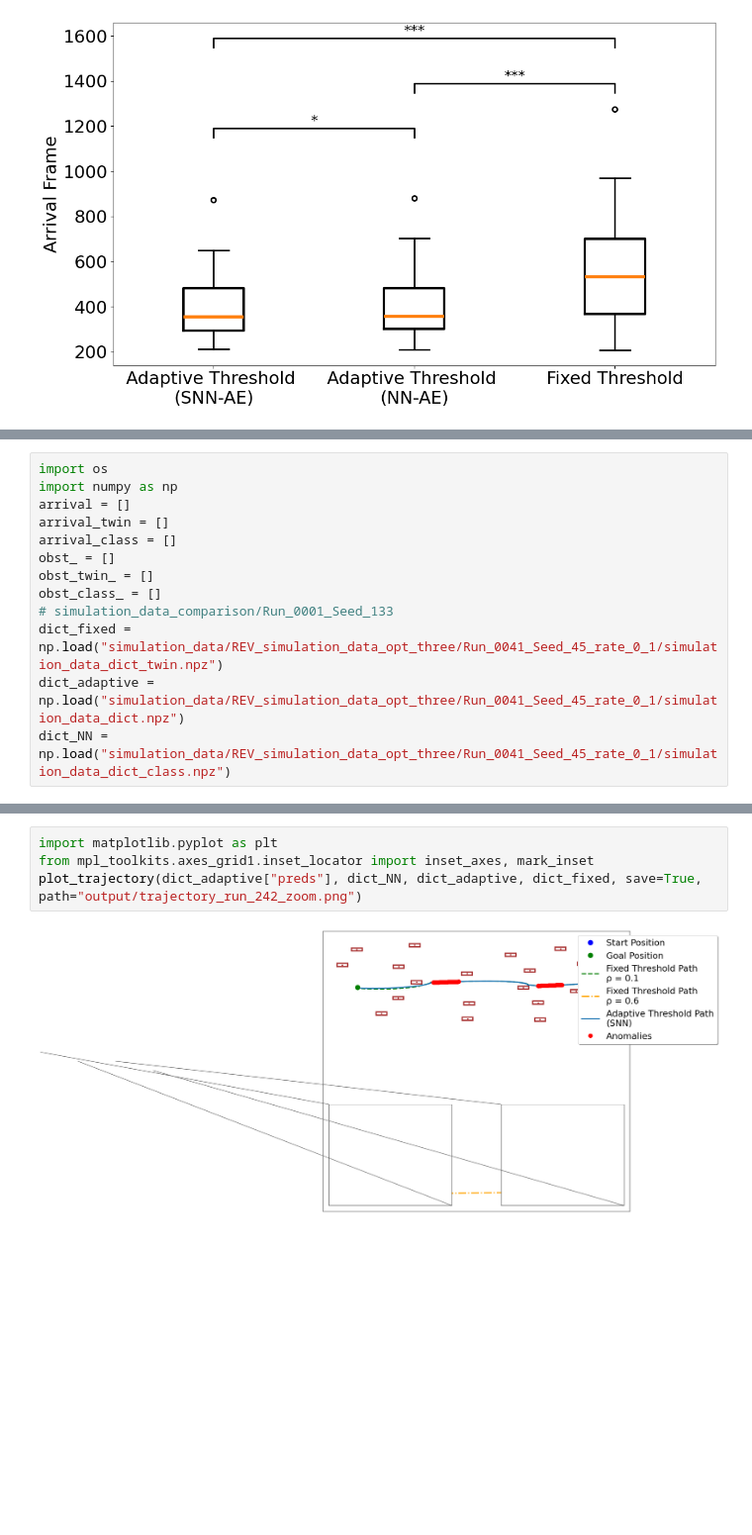
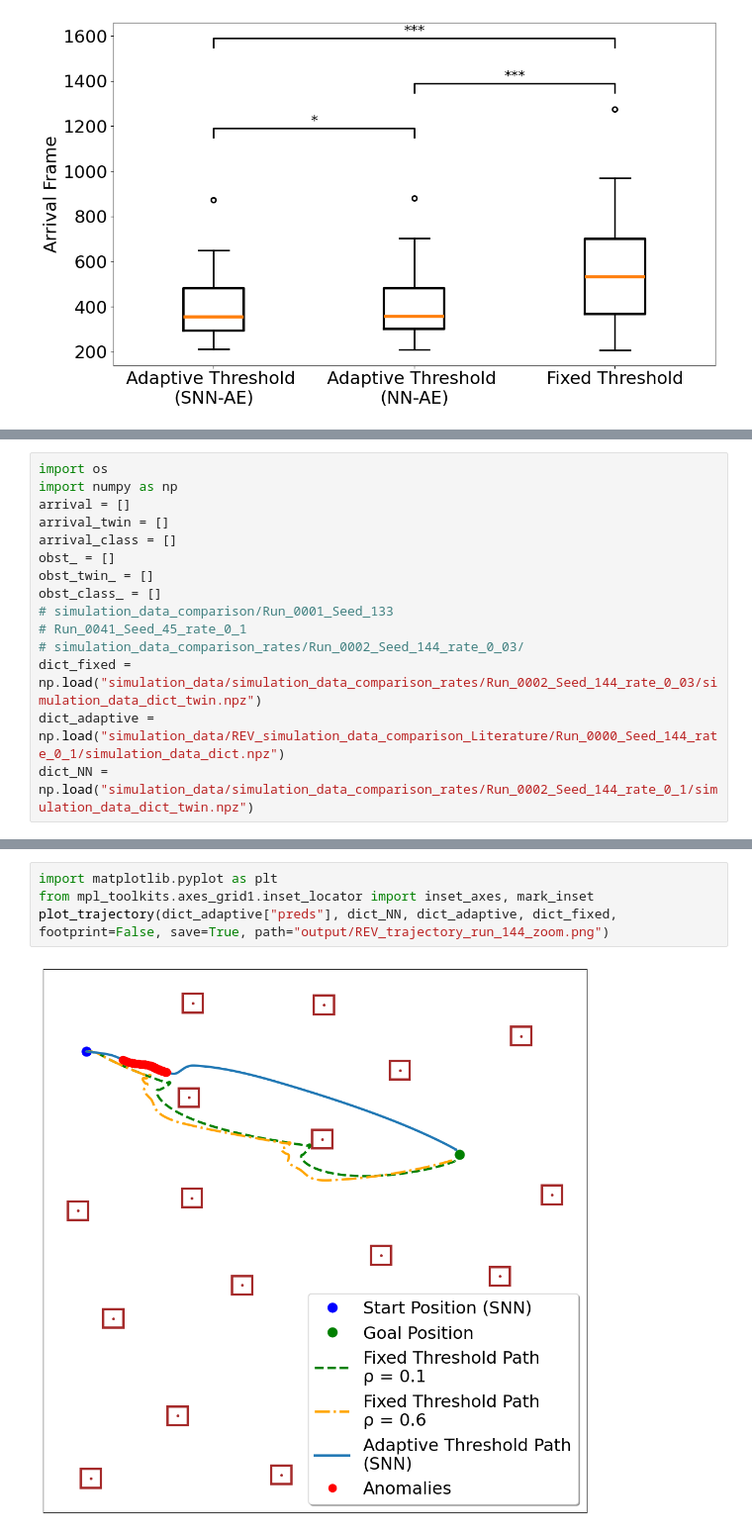
Before and after one commit to Immaioz/SNN_potential_field, a Jupyter notebook: dev.ipynb, the cells around one changed output, grey strips where cells are left out. Shown at 99% size. Cells and saved outputs as stored; diff of their text form; blank space fills up the shorter version.

```diff
--- a/dev.ipynb
+++ b/dev.ipynb
@@ -157,9 +157,11 @@ obst_ = []
 obst_twin_ = []
 obst_class_ = []
 # simulation_data_comparison/Run_0001_Seed_133
-dict_fixed = np.load("simulation_data/REV_simulation_data_opt_three/Run_0041_Seed_45_rate_0_1/simulation_data_dict_twin.npz")
-dict_adaptive = np.load("simulation_data/REV_simulation_data_opt_three/Run_0041_Seed_45_rate_0_1/simulation_data_dict.npz")
-dict_NN = np.load("simulation_data/REV_simulation_data_opt_three/Run_0041_Seed_45_rate_0_1/simulation_data_dict_class.npz")
+# Run_0041_Seed_45_rate_0_1
+# simulation_data_comparison_rates/Run_0002_Seed_144_rate_0_03/
+dict_fixed = np.load("simulation_data/simulation_data_comparison_rates/Run_0002_Seed_144_rate_0_03/simulation_data_dict_twin.npz")
+dict_adaptive = np.load("simulation_data/REV_simulation_data_comparison_Literature/Run_0000_Seed_144_rate_0_1/simulation_data_dict.npz")
+dict_NN = np.load("simulation_data/simulation_data_comparison_rates/Run_0002_Seed_144_rate_0_1/simulation_data_dict_twin.npz")
 # %%
 import matplotlib.pyplot as plt
 def plot_tot(dict_snn, dict_class, dict_twin, save=False, path=None):
@@ -343,6 +397,6 @@ def plot_trajectory(preds, dict_1, dict_2, dict_3, save=False, path=None):
 # %%
 import matplotlib.pyplot as plt
 from mpl_toolkits.axes_grid1.inset_locator import inset_axes, mark_inset
-plot_trajectory(dict_adaptive["preds"], dict_NN, dict_adaptive, dict_fixed, save=True, path="output/trajectory_run_242_zoom.png")
+plot_trajectory(dict_adaptive["preds"], dict_NN, dict_adaptive, dict_fixed, footprint=False, save=True, path="output/REV_trajectory_run_144_zoom.png")
 # %% [output]
-[figure, old version]
+[figure, new version]
```
Also changed, not shown: parts of 13 cells of this notebook, 3 other files.
